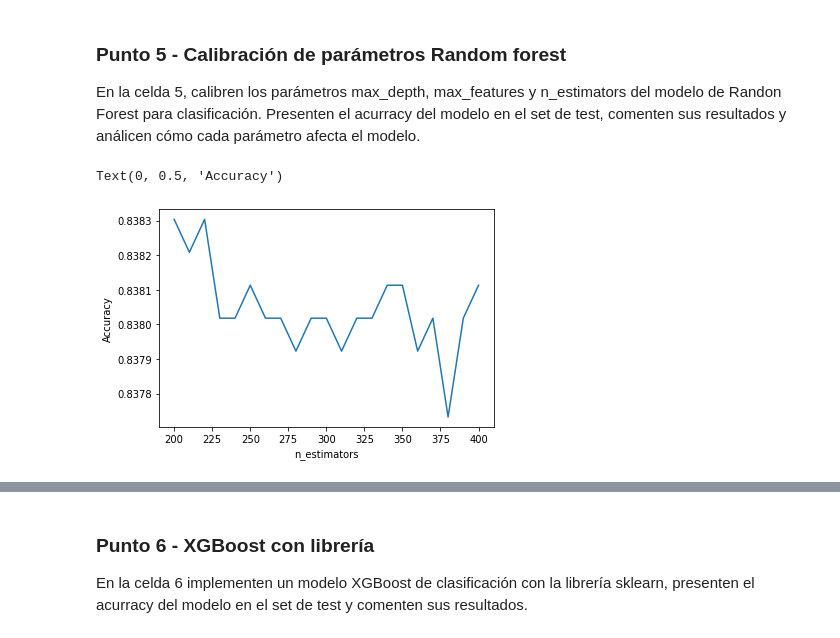
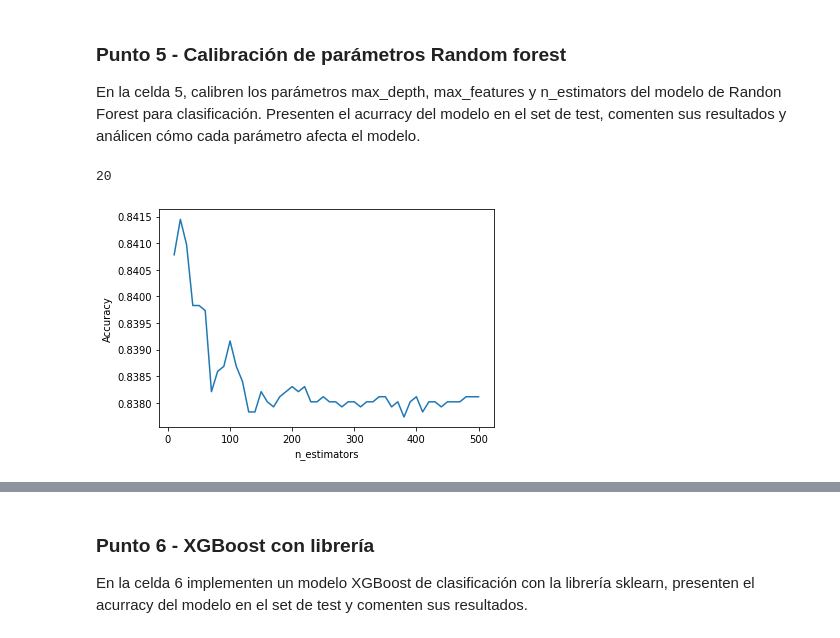
Before and after one commit to gparrag/MIAD_ML_and_NLP, a Jupyter notebook: Semana 2/S2TC1_RandomForests_Boosting - Solucion.ipynb, the cells around one changed output, grey strips where cells are left out. Drawn from its saved outputs; the diff is of its cells as text; code cells hidden in the pictures.

```diff
--- a/Semana 2/S2TC1_RandomForests_Boosting - Solucion.ipynb
+++ b/Semana 2/S2TC1_RandomForests_Boosting - Solucion.ipynb
@@ -85,20 +85,22 @@ En la celda 5, calibren los parámetros max_depth, max_features y n_estimators d
 # %%
 # Celda 5
 from sklearn.model_selection import cross_val_score
 import matplotlib.pyplot as plt
-accuracy_scores_max_depth = []
-accuracy_scores_max_features = []
+
 accuracy_scores_n_estimators = []
 
-estimator_range = range(370, 610, 10)
+estimator_range = range(10, 510, 10)
 
 for estimator in estimator_range:
     clf = RandomForestClassifier(n_estimators=estimator, random_state=1, n_jobs=-1)
     accuracy_scores_n_estimators.append(cross_val_score(clf, X, y, cv=5, scoring='accuracy').mean())
 
 plt.plot(estimator_range, accuracy_scores_n_estimators)
 plt.xlabel('n_estimators')
 plt.ylabel('Accuracy')
+
+max_index = accuracy_scores_n_estimators.index(max(accuracy_scores_n_estimators))
+print(estimator_range[max_index])
 # %% [output]
-Text(0, 0.5, 'Accuracy')
+20
-[figure, old version]
+[figure, new version]
```
Also changed, not shown: parts of 13 cells of this notebook.
